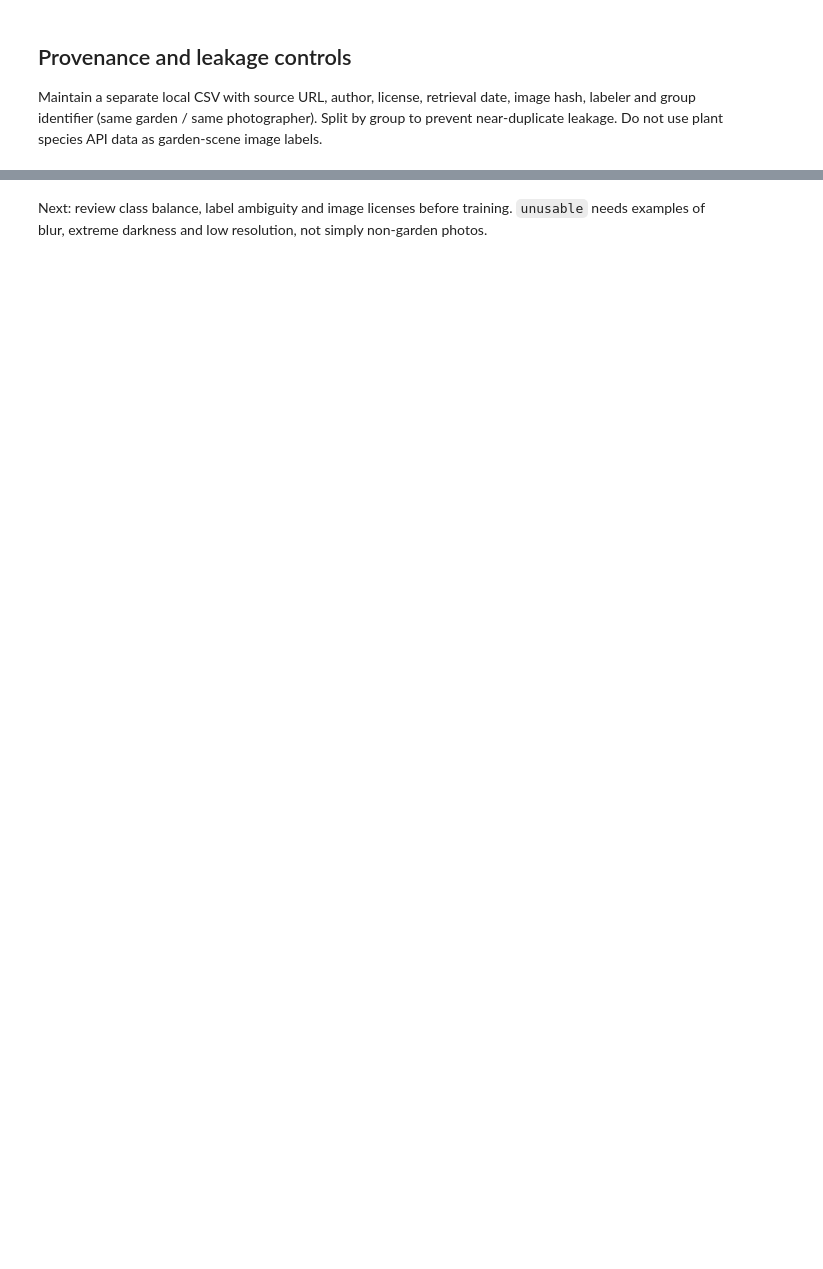
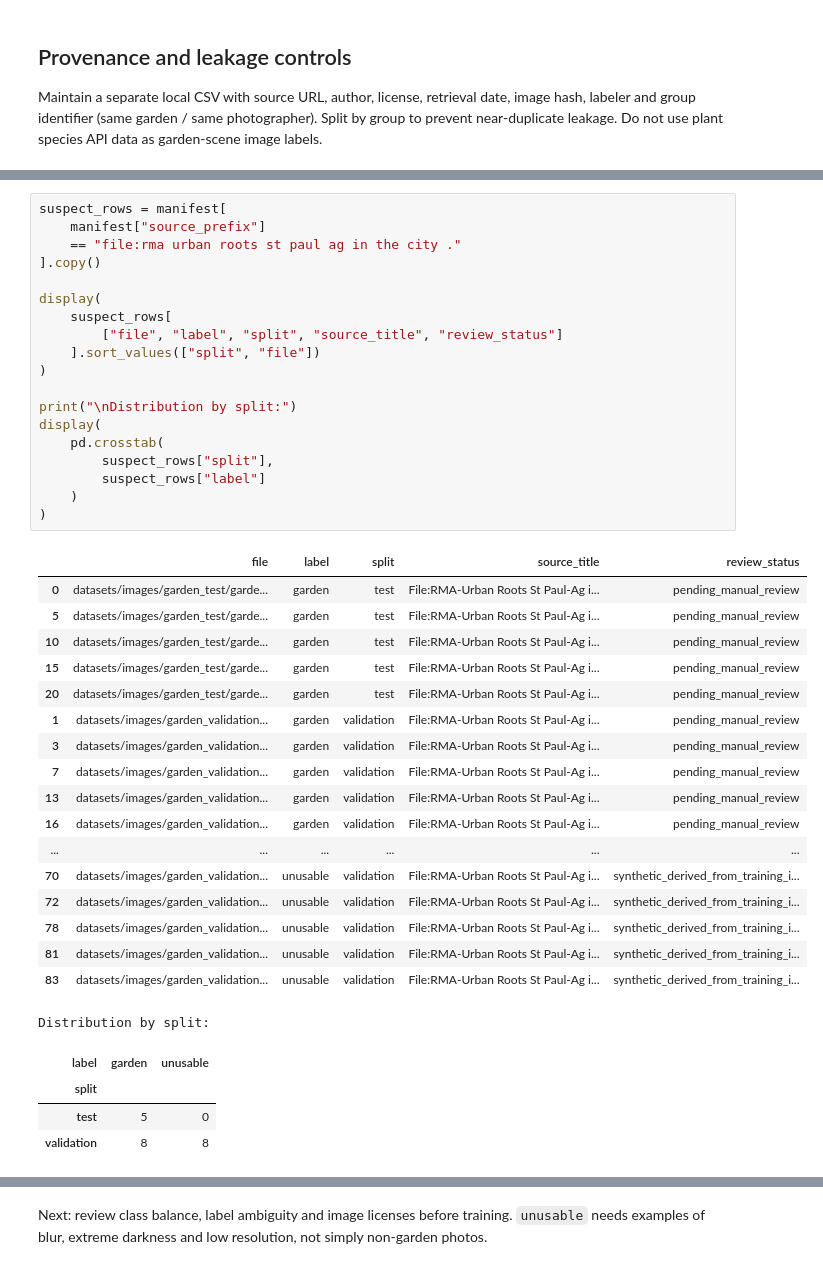
Before and after one commit to boonsuli/GardnAIze, a Jupyter notebook: notebooks/04_explore_garden_images.ipynb, the cells around one changed output, grey strips where cells are left out. Saved outputs shown, nothing was run; the diff lists cells and outputs as text; blank space fills up the shorter version.

```diff
--- a/notebooks/04_explore_garden_images.ipynb
+++ b/notebooks/04_explore_garden_images.ipynb
@@ -42,0 +204,42 @@ if not df.empty:
+# %%
+suspect_rows = manifest[
+    manifest["source_prefix"]
+    == "file:rma urban roots st paul ag in the city ."
+].copy()
+
+display(
+    suspect_rows[
+        ["file", "label", "split", "source_title", "review_status"]
+    ].sort_values(["split", "file"])
+)
+
+print("\nDistribution by split:")
+display(
+    pd.crosstab(
+        suspect_rows["split"],
+        suspect_rows["label"]
+    )
+)
+# %% [output]
+|  | file | label | split | source_title | review_status |
+| 0 | datasets/images/garden_test/garde... | garden | test | File:RMA-Urban Roots St Paul-Ag i... | pending_manual_review |
+| 5 | datasets/images/garden_test/garde... | garden | test | File:RMA-Urban Roots St Paul-Ag i... | pending_manual_review |
+| 10 | datasets/images/garden_test/garde... | garden | test | File:RMA-Urban Roots St Paul-Ag i... | pending_manual_review |
+| 15 | datasets/images/garden_test/garde... | garden | test | File:RMA-Urban Roots St Paul-Ag i... | pending_manual_review |
+| 20 | datasets/images/garden_test/garde... | garden | test | File:RMA-Urban Roots St Paul-Ag i... | pending_manual_review |
+| 1 | datasets/images/garden_validation... | garden | validation | File:RMA-Urban Roots St Paul-Ag i... | pending_manual_review |
+| 3 | datasets/images/garden_validation... | garden | validation | File:RMA-Urban Roots St Paul-Ag i... | pending_manual_review |
+| 7 | datasets/images/garden_validation... | garden | validation | File:RMA-Urban Roots St Paul-Ag i... | pending_manual_review |
+| 13 | datasets/images/garden_validation... | garden | validation | File:RMA-Urban Roots St Paul-Ag i... | pending_manual_review |
+| 16 | datasets/images/garden_validation... | garden | validation | File:RMA-Urban Roots St Paul-Ag i... | pending_manual_review |
+| ... | ... | ... | ... | ... | ... |
+| 70 | datasets/images/garden_validation... | unusable | validation | File:RMA-Urban Roots St Paul-Ag i... | synthetic_derived_from_training_i... |
+| 72 | datasets/images/garden_validation... | unusable | validation | File:RMA-Urban Roots St Paul-Ag i... | synthetic_derived_from_training_i... |
+| 78 | datasets/images/garden_validation... | unusable | validation | File:RMA-Urban Roots St Paul-Ag i... | synthetic_derived_from_training_i... |
+| 81 | datasets/images/garden_validation... | unusable | validation | File:RMA-Urban Roots St Paul-Ag i... | synthetic_derived_from_training_i... |
+| 83 | datasets/images/garden_validation... | unusable | validation | File:RMA-Urban Roots St Paul-Ag i... | synthetic_derived_from_training_i... |
+Distribution by split:
+| label | garden | unusable |
+| split |  |  |
+| test | 5 | 0 |
+| validation | 8 | 8 |
```
Also changed, not shown: parts of 6 cells of this notebook, 8 other files.
